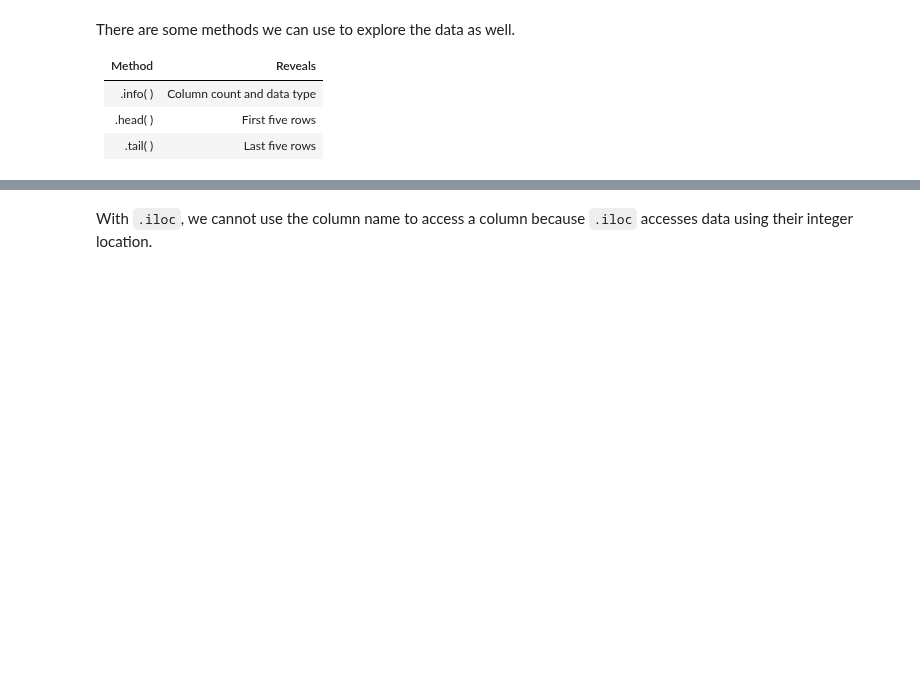
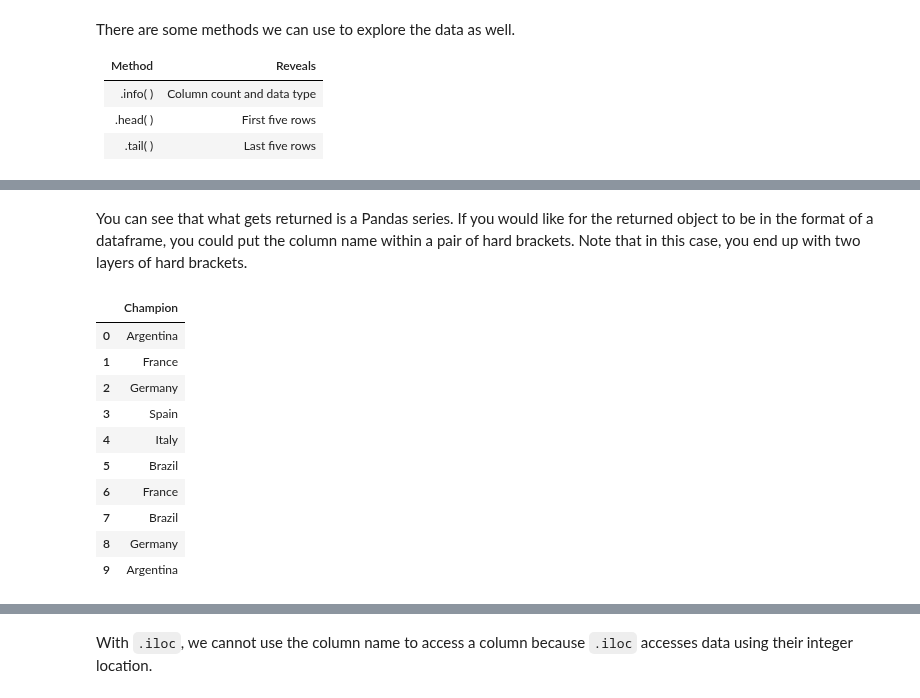
Before and after one commit to ithaka/constellate-notebooks, a Jupyter notebook: pandas-1.ipynb, the cells around one changed output, grey strips where cells are left out. Cells and saved outputs as stored; diff of their text form; code cells hidden in the pictures; blank space fills up the shorter version.

```diff
--- a/pandas-1.ipynb
+++ b/pandas-1.ipynb
@@ -232,3 +319,21 @@ wcup['Champion']
+# %% [markdown]
+You can see that what gets returned is a Pandas series. If you would like for the returned object to be in the format of a dataframe, you could put the column name within a pair of hard brackets. Note that in this case, you
+end up with two layers of hard brackets.
+# %%
+# Add one more layer of square brackets to show the result in the format of a dataframe
+wcup[['Champion']]
+# %% [output]
+|  | Champion |
+| 0 | Argentina |
+| 1 | France |
+| 2 | Germany |
+| 3 | Spain |
+| 4 | Italy |
+| 5 | Brazil |
+| 6 | France |
+| 7 | Brazil |
+| 8 | Germany |
+| 9 | Argentina |
 # %%
 # Use the dot notation to access the column 'Champion'
 wcup.Champion
```
Also changed, not shown: parts of 72 cells of this notebook.
